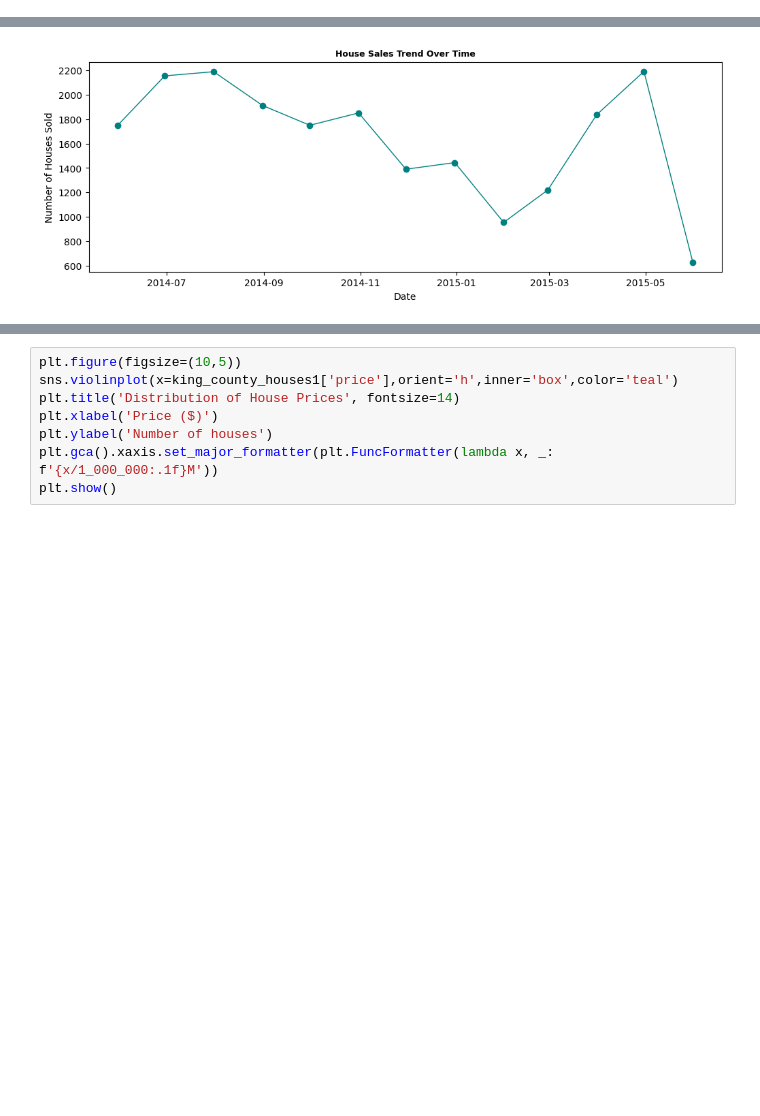
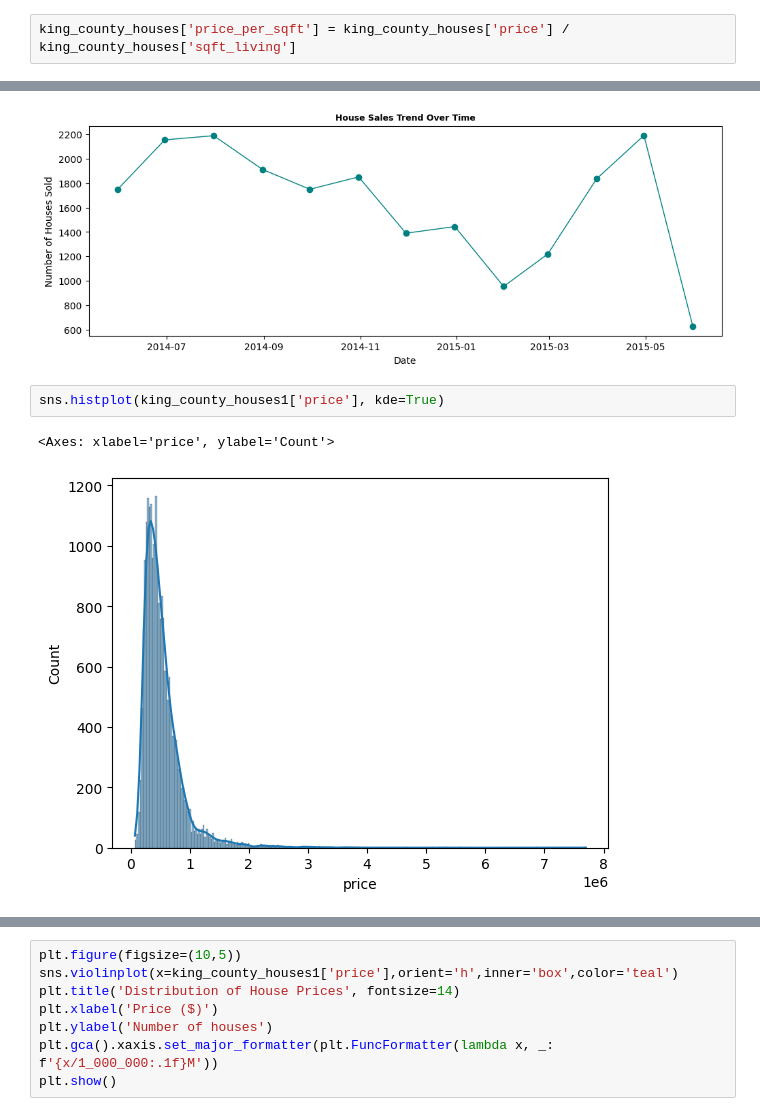
Before and after one commit to theAtieno/King-County-House, a Jupyter notebook: kc_house_data.ipynb, the cells around one changed output, grey strips where cells are left out. Saved outputs shown, nothing was run; the diff lists cells and outputs as text; blank space fills up the shorter version.

Commit message:
King county multivariate analysis

```diff
--- a/kc_house_data.ipynb
+++ b/kc_house_data.ipynb
@@ -156,6 +156,8 @@ king_county_houses['zipcode'] = king_county_houses['zipcode'].astype(str)
 king_county_houses['waterfront'] = king_county_houses['waterfront'].map({0.0: 'No', 1.0: 'Yes'})
 # %%
 king_county_houses['sold_more_than_once'] = king_county_houses['id'].duplicated(keep=False)
+# %%
+king_county_houses['price_per_sqft'] = king_county_houses['price'] / king_county_houses['sqft_living']
 # %%
 king_county_houses.head()
 # %% [output]
@@ -243,3 +245,8 @@ plt.ylabel('Number of Houses Sold')
 plt.show()
 # %% [output]
 [figure]
+# %%
+sns.histplot(king_county_houses1['price'], kde=True)
+# %% [output]
+<Axes: xlabel='price', ylabel='Count'>
+[figure, added]
```
Also changed, not shown: parts of 23 cells of this notebook.
